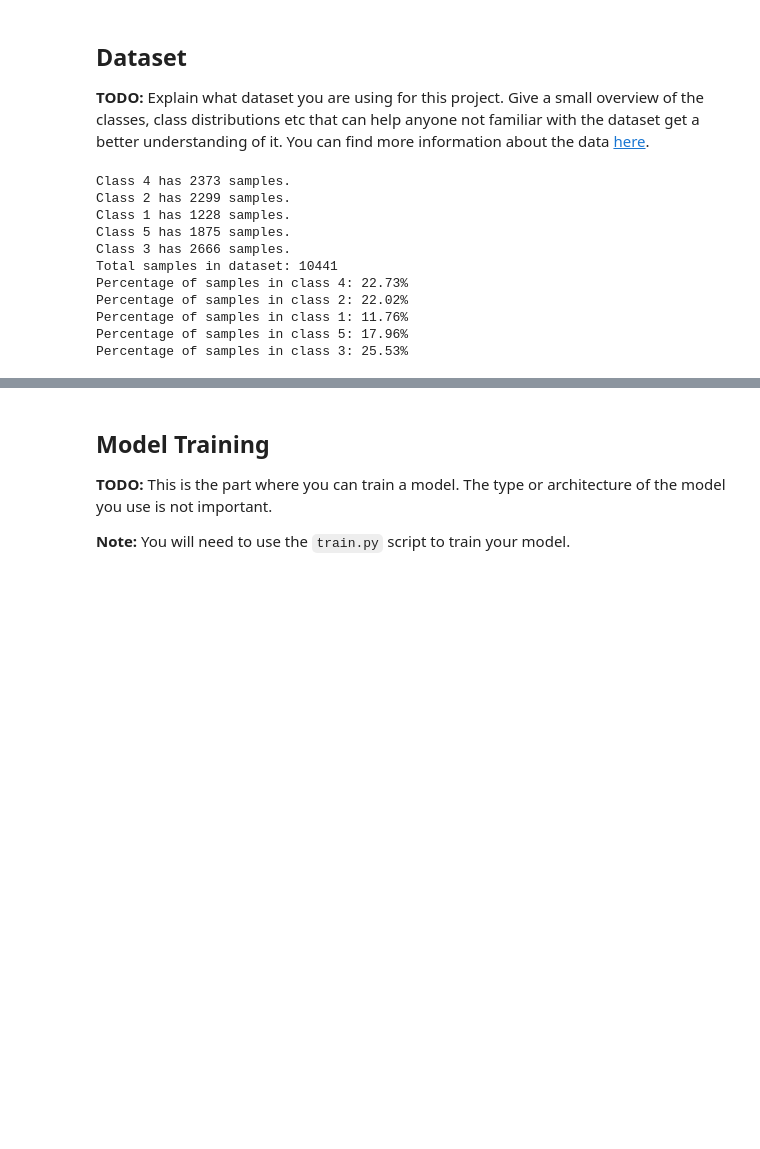
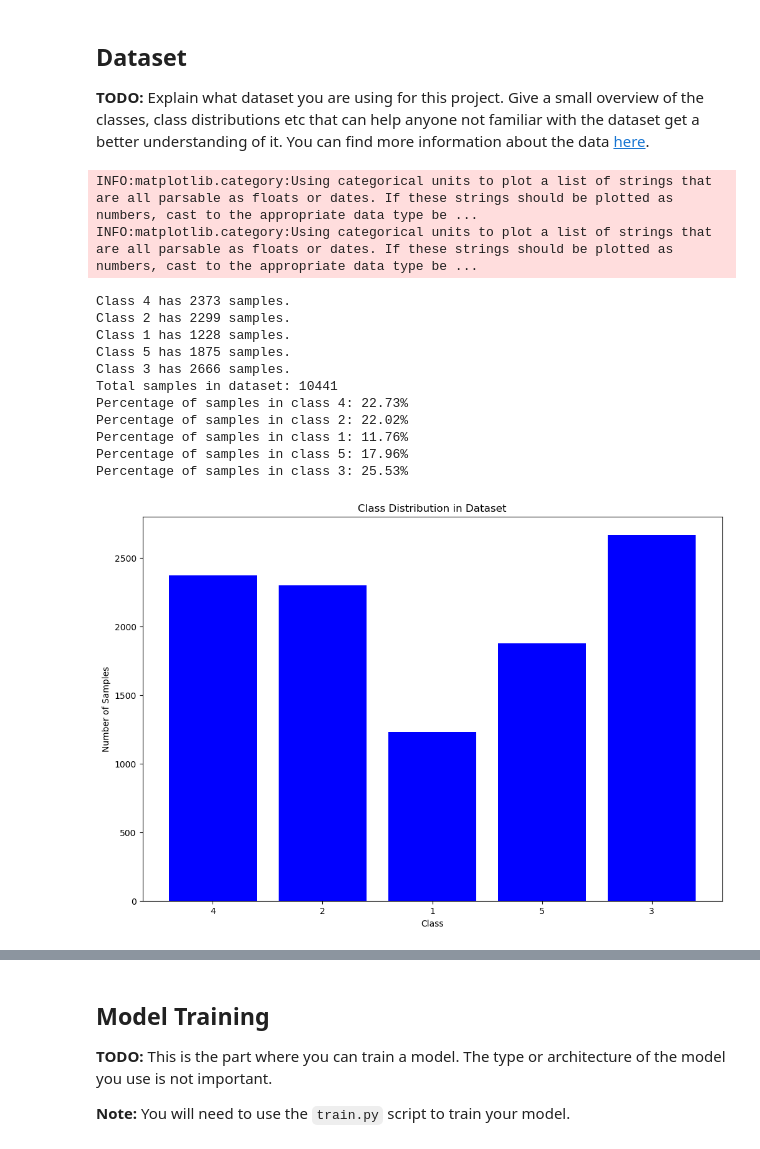
Before and after one commit to Its-suLav-D/Inventory-Monitoring-At-Distribution-Centers, a Jupyter notebook: starter/sagemaker.ipynb, the cells around one changed output, grey strips where cells are left out. Saved outputs shown, nothing was run; the diff lists cells and outputs as text; code cells hidden in the pictures; blank space fills up the shorter version.

```diff
--- a/starter/sagemaker.ipynb
+++ b/starter/sagemaker.ipynb
@@ -87,36 +84,48 @@ Downloading Images with 5 objects
 ## Dataset
 **TODO:** Explain what dataset you are using for this project. Give a small overview of the classes, class distributions etc that can help anyone not familiar with the dataset get a better understanding of it. You can find more information about the data [here](https://registry.opendata.aws/amazon-bin-imagery/).
 # %%
+
 
 def analyze_dataset(root_folder='train_data'):
     classes = [folder for folder in os.listdir(root_folder)]
     class_counts = {}
 
     for class_ in classes:
         class_folder = os.path.join(root_folder, class_)
         num_samples = len(os.listdir(class_folder))
         class_counts[class_] = num_samples
         print(f"Class {class_} has {num_samples} samples.")
 
     total_samples = sum(class_counts.values())
     print(f"Total samples in dataset: {total_samples}")
 
     for class_, num_samples in class_counts.items():
         print(f"Percentage of samples in class {class_}: {num_samples / total_samples * 100:.2f}%")
 
+    # Bar graph
+    plt.figure(figsize=(12,8))  # Set figure size
+    plt.bar(class_counts.keys(), class_counts.values(), color='b')  # Create bar graph
+    plt.xlabel('Class')  # Set x label
+    plt.ylabel('Number of Samples')  # Set y label
+    plt.title('Class Distribution in Dataset')  # Set title
+    plt.show()  # Show the graph
+
 analyze_dataset()
 # %% [output]
-Class 4 has 2373 samples.
-Class 2 has 2299 samples.
-Class 1 has 1228 samples.
-Class 5 has 1875 samples.
-Class 3 has 2666 samples.
-Total samples in dataset: 10441
-Percentage of samples in class 4: 22.73%
-Percentage of samples in class 2: 22.02%
-Percentage of samples in class 1: 11.76%
-Percentage of samples in class 5: 17.96%
-Percentage of samples in class 3: 25.53%
+INFO:matplotlib.category:Using categorical units to plot a list of strings that are all parsable as floats or dates. If these strings should be plotted as numbers, cast to the appropriate data type be ...
+INFO:matplotlib.category:Using categorical units to plot a list of strings that are all parsable as floats or dates. If these strings should be plotted as numbers, cast to the appropriate data type be ...
+Class 4 has 2373 samples.
+Class 2 has 2299 samples.
+Class 1 has 1228 samples.
+Class 5 has 1875 samples.
+Class 3 has 2666 samples.
+Total samples in dataset: 10441
+Percentage of samples in class 4: 22.73%
+Percentage of samples in class 2: 22.02%
+Percentage of samples in class 1: 11.76%
+Percentage of samples in class 5: 17.96%
+Percentage of samples in class 3: 25.53%
+[figure, added]
 # %%
 import random
 import shutil
```
Also changed, not shown: parts of 25 cells of this notebook, 2 other files.
